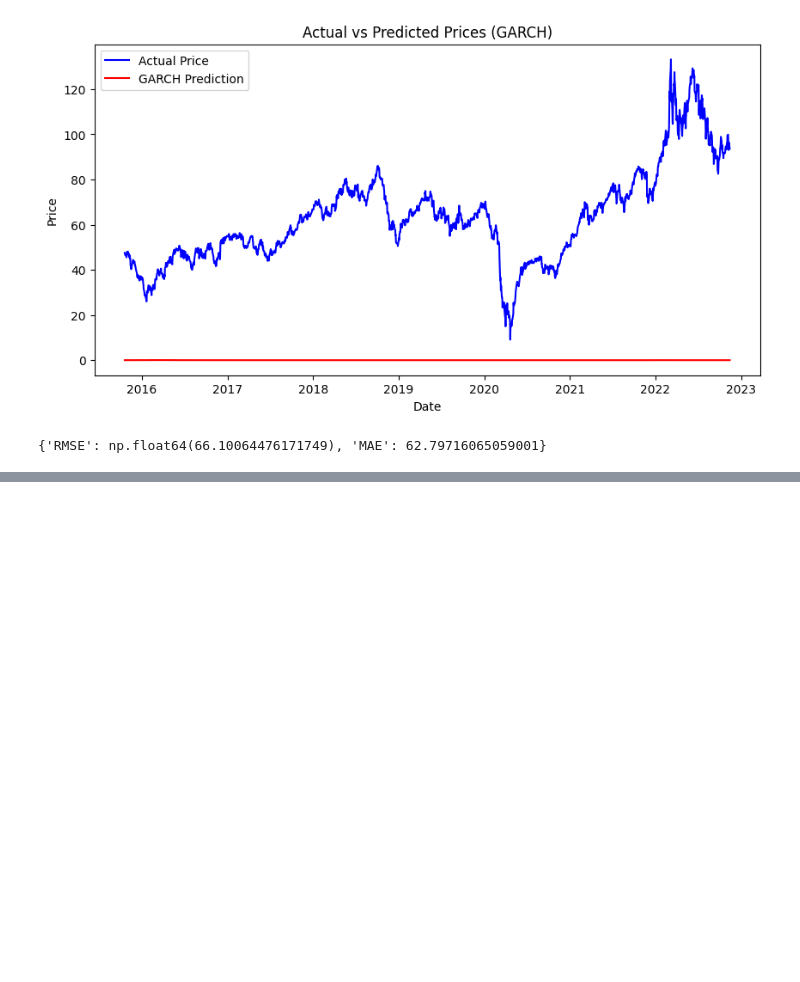
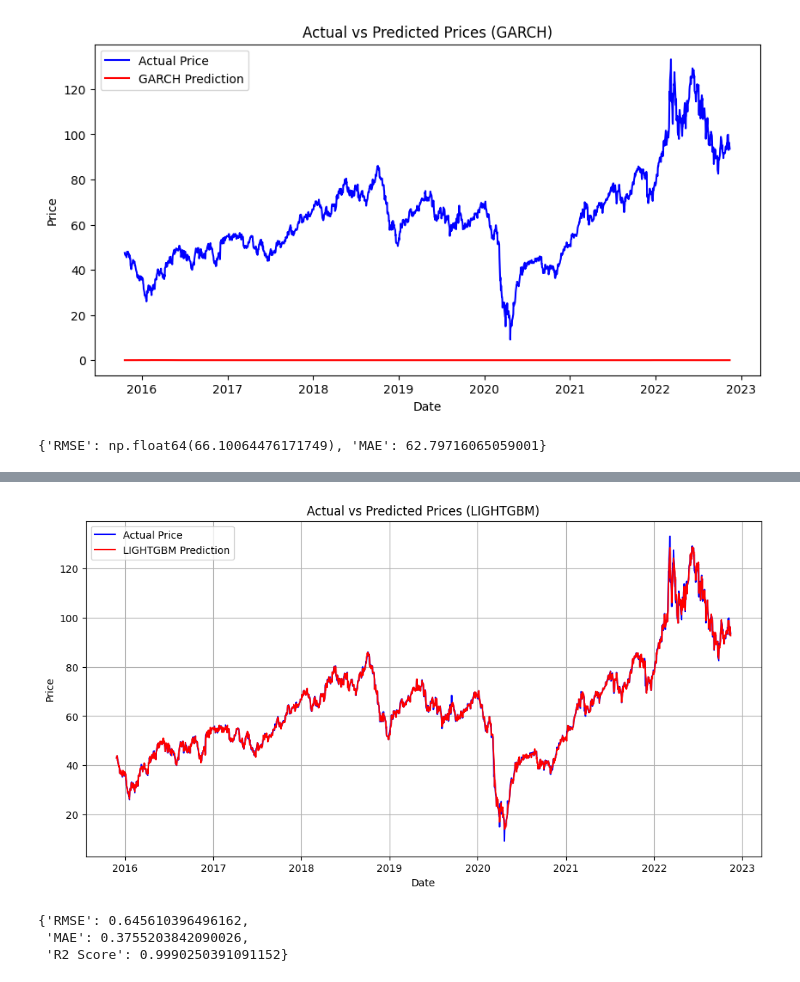
Before and after one commit to Naod-Demissie/Brent-Oil-Price-Prediction-Final, a Jupyter notebook: notebooks/4.0-model-evaluation.ipynb, the cells around one changed output, grey strips where cells are left out. Cells and saved outputs as stored; diff of their text form; code cells hidden in the pictures; blank space fills up the shorter version.

```diff
--- a/notebooks/4.0-model-evaluation.ipynb
+++ b/notebooks/4.0-model-evaluation.ipynb
@@ -53,0 +63,3 @@ model.evaluate_model("random_forest")
+# %%
+model.evaluate_model("lightgbm")
+# %% [output]
@@ -53,0 +69,4 @@ model.evaluate_model("random_forest")
+[figure, added]
+{'RMSE': 0.645610396496162,
+ 'MAE': 0.3755203842090026,
+ 'R2 Score': 0.9990250391091152}
```
Also changed, not shown: parts of 4 cells of this notebook.
